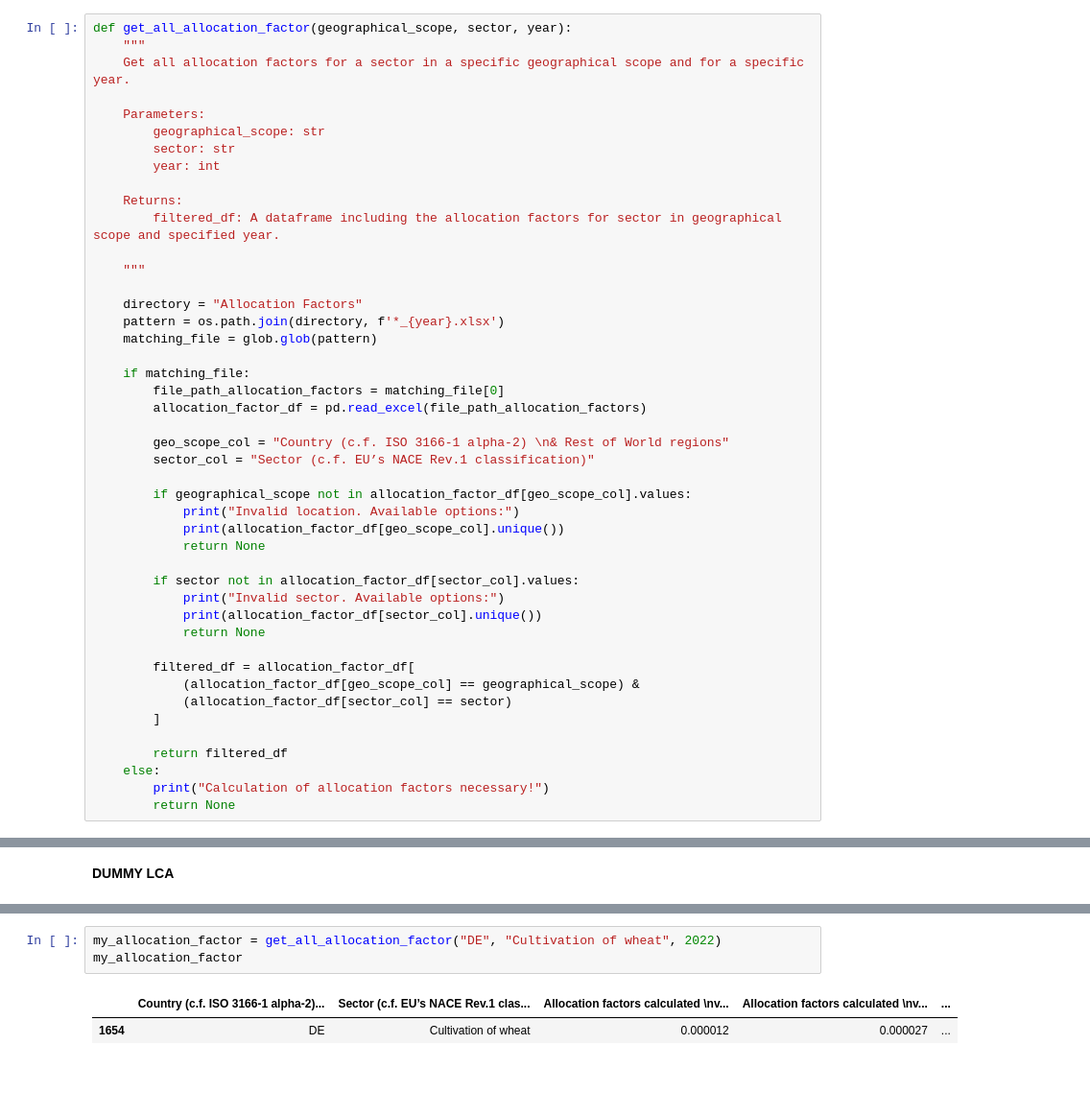
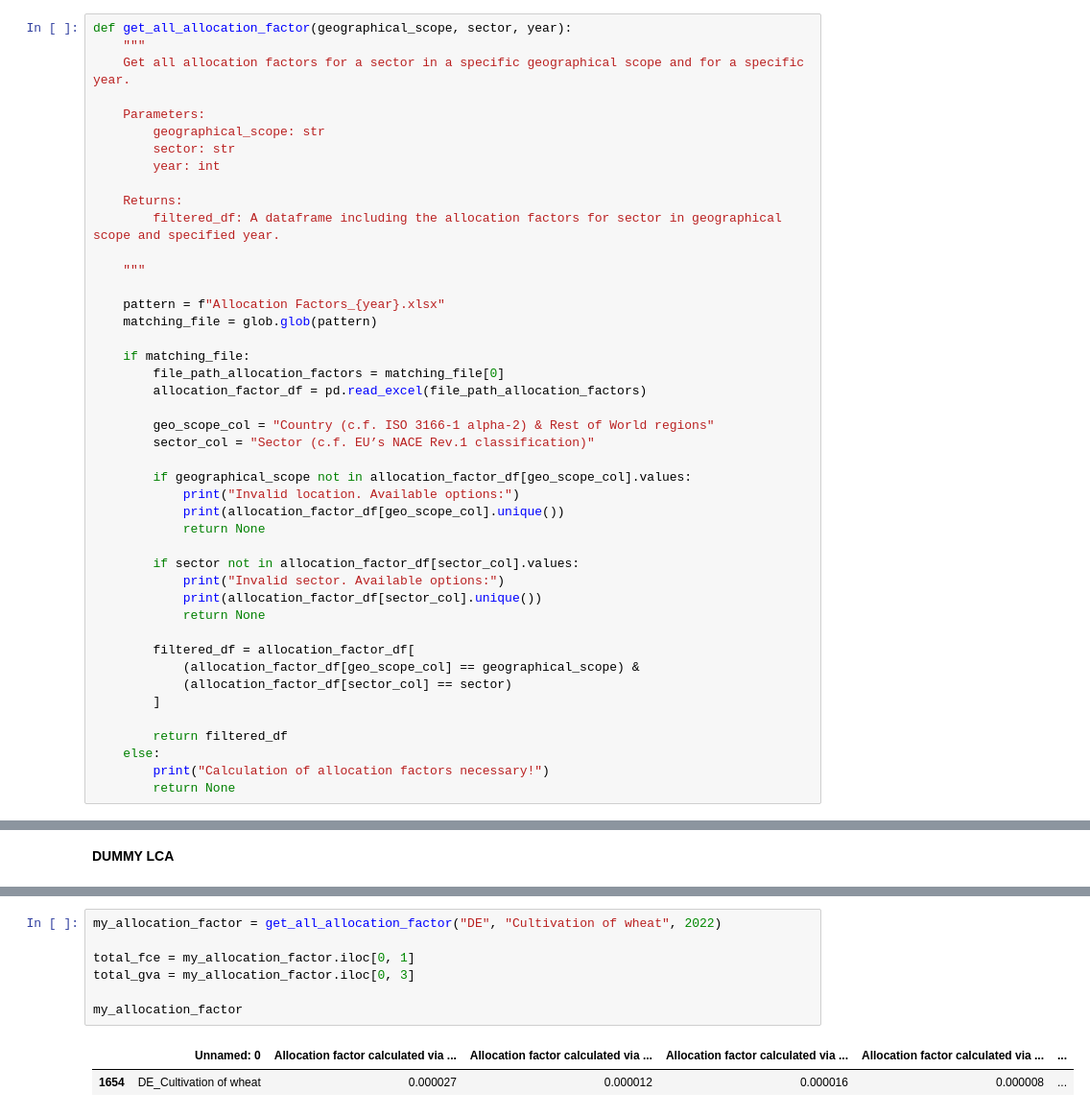
Before and after one commit to RWTH-LTT/pbaesa, a Jupyter notebook: pb-aesa/package.ipynb, the cells around one changed output, grey strips where cells are left out. Shown at 96% size. Cells and saved outputs as stored; diff of their text form; blank space fills up the shorter version.

```diff
--- a/pb-aesa/package.ipynb
+++ b/pb-aesa/package.ipynb
@@ -361,15 +412,14 @@ def get_all_allocation_factor(geographical_scope, sector, year):
 
     """
 
-    directory = "Allocation Factors"
-    pattern = os.path.join(directory, f'*_{year}.xlsx')
+    pattern = f"Allocation Factors_{year}.xlsx"
     matching_file = glob.glob(pattern)
 
     if matching_file:
         file_path_allocation_factors = matching_file[0]
         allocation_factor_df = pd.read_excel(file_path_allocation_factors)
 
-        geo_scope_col = "Country (c.f. ISO 3166-1 alpha-2) \n& Rest of World regions"
+        geo_scope_col = "Country (c.f. ISO 3166-1 alpha-2) & Rest of World regions"
         sector_col = "Sector (c.f. EU’s NACE Rev.1 classification)"
 
         if geographical_scope not in allocation_factor_df[geo_scope_col].values:
@@ -690,6 +1268,10 @@ def calculate_allocation_factors(year):
 # %%
 my_allocation_factor = get_all_allocation_factor("DE", "Cultivation of wheat", 2022)
+
+total_fce = my_allocation_factor.iloc[0, 1]
+total_gva = my_allocation_factor.iloc[0, 3]
+
 my_allocation_factor
 # %% [output]
-|  | Country (c.f. ISO 3166-1 alpha-2)... | Sector (c.f. EU’s NACE Rev.1 clas... | Allocation factors calculated \nv... | Allocation factors calculated \nv... | ... |
-| 1654 | DE | Cultivation of wheat | 0.000012 | 0.000027 | ... |
+|  | Unnamed: 0 | Allocation factor calculated via ... | Allocation factor calculated via ... | Allocation factor calculated via ... | Allocation factor calculated via ... | ... |
+| 1654 | DE_Cultivation of wheat | 0.000027 | 0.000012 | 0.000016 | 0.000008 | ... |
```
Also changed, not shown: parts of 31 cells of this notebook, 1 other file.
